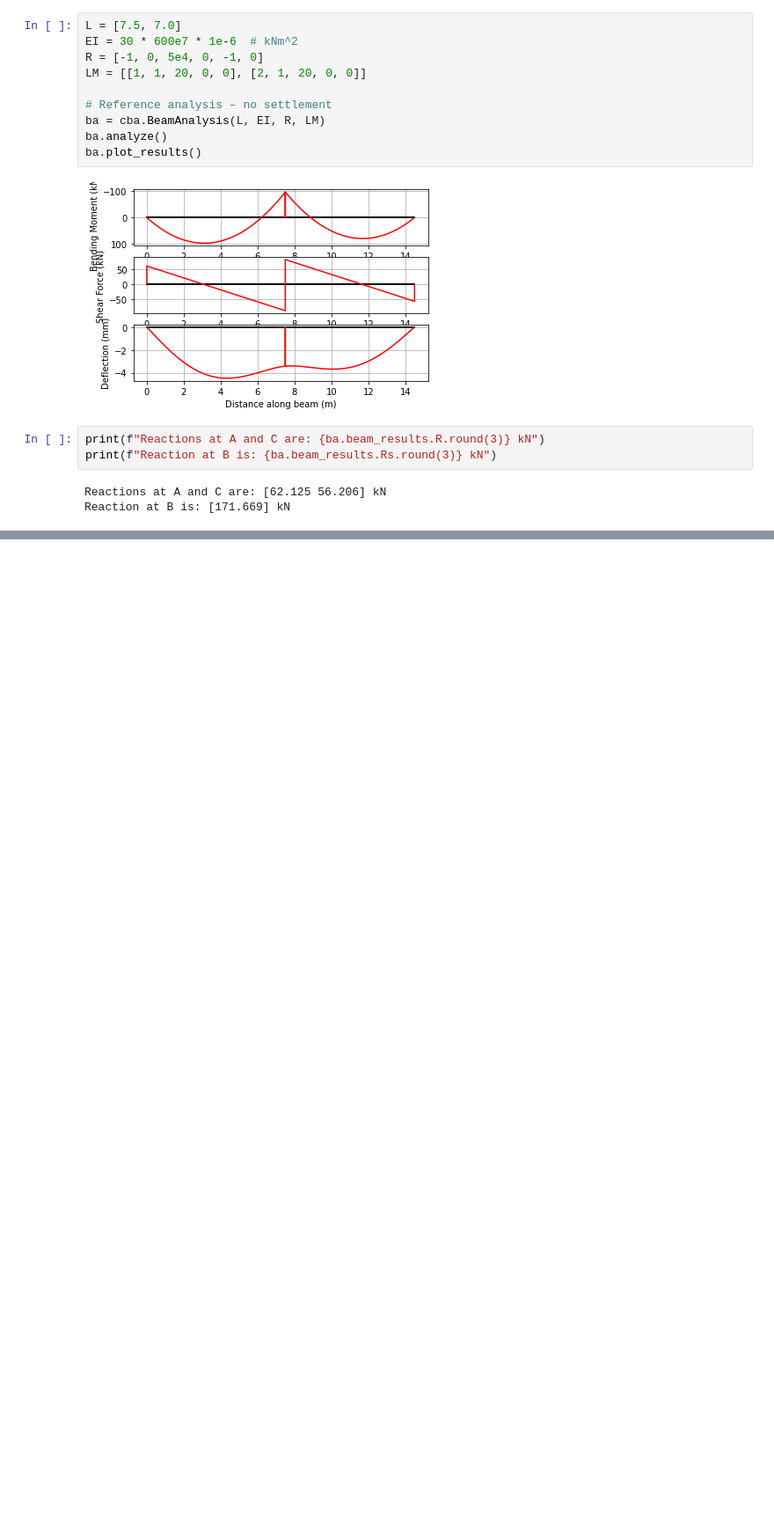
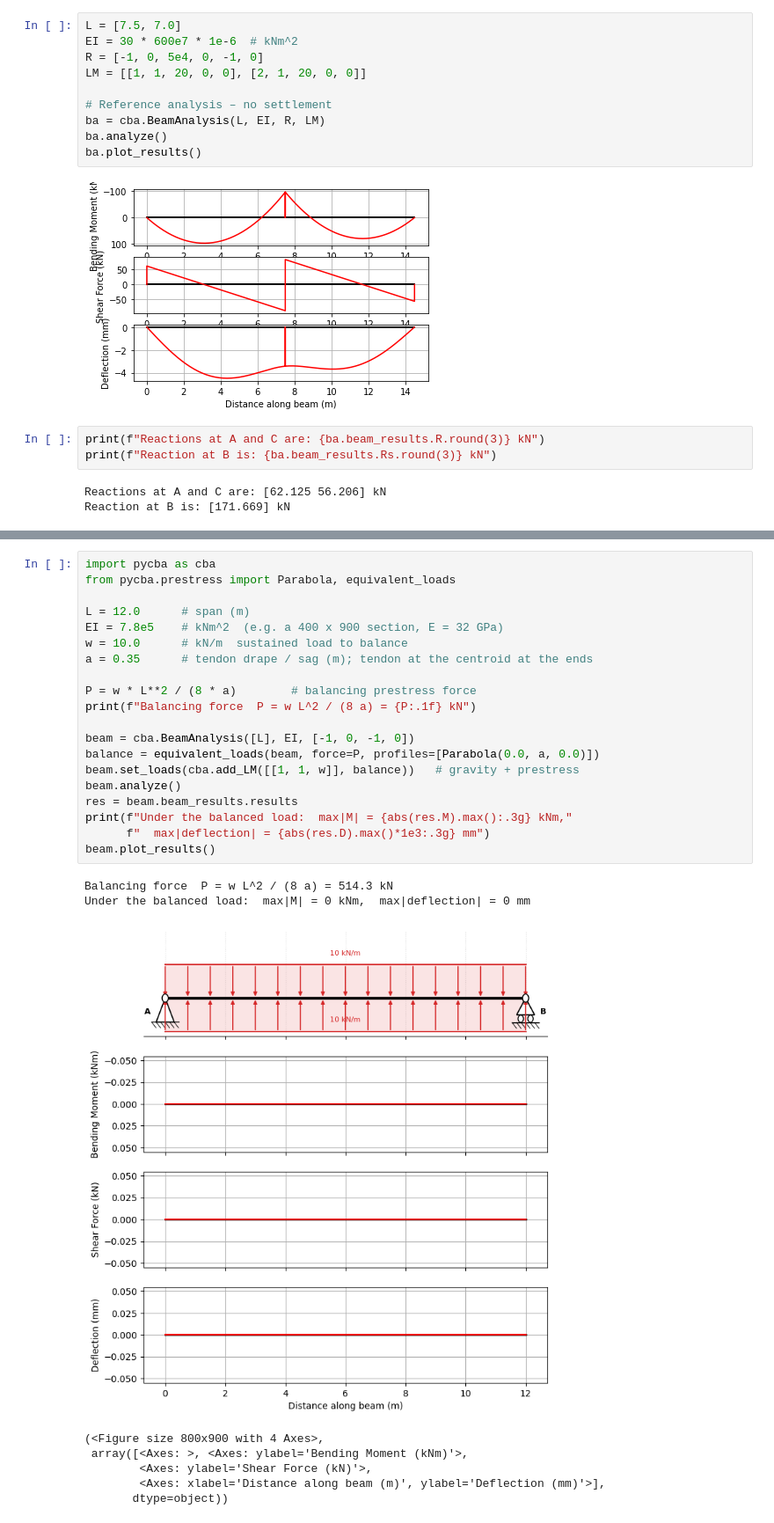
Before and after one commit to ccaprani/pycba, a Jupyter notebook: docs/source/notebooks/intro.ipynb, the cells around one changed output, grey strips where cells are left out. Shown at 88% size. Drawn from its saved outputs; the diff is of its cells as text; blank space fills up the shorter version.

```diff
--- a/docs/source/notebooks/intro.ipynb
+++ b/docs/source/notebooks/intro.ipynb
@@ -319,0 +323,29 @@ Reaction at B is: [171.669] kN
+# %%
+import pycba as cba
+from pycba.prestress import Parabola, equivalent_loads
+
+L = 12.0      # span (m)
+EI = 7.8e5    # kNm^2  (e.g. a 400 x 900 section, E = 32 GPa)
+w = 10.0      # kN/m  sustained load to balance
+a = 0.35      # tendon drape / sag (m); tendon at the centroid at the ends
+
+P = w * L**2 / (8 * a)        # balancing prestress force
+print(f"Balancing force  P = w L^2 / (8 a) = {P:.1f} kN")
+
+beam = cba.BeamAnalysis([L], EI, [-1, 0, -1, 0])
+balance = equivalent_loads(beam, force=P, profiles=[Parabola(0.0, a, 0.0)])
+beam.set_loads(cba.add_LM([[1, 1, w]], balance))   # gravity + prestress
+beam.analyze()
+res = beam.beam_results.results
+print(f"Under the balanced load:  max|M| = {abs(res.M).max():.3g} kNm,"
+      f"  max|deflection| = {abs(res.D).max()*1e3:.3g} mm")
+beam.plot_results()
+# %% [output]
+Balancing force  P = w L^2 / (8 a) = 514.3 kN
+Under the balanced load:  max|M| = 0 kNm,  max|deflection| = 0 mm
+[figure, added]
+(<Figure size 800x900 with 4 Axes>,
+ array([<Axes: >, <Axes: ylabel='Bending Moment (kNm)'>,
+        <Axes: ylabel='Shear Force (kN)'>,
+        <Axes: xlabel='Distance along beam (m)', ylabel='Deflection (mm)'>],
+       dtype=object))
```
Also changed, not shown: parts of 3 cells of this notebook.
